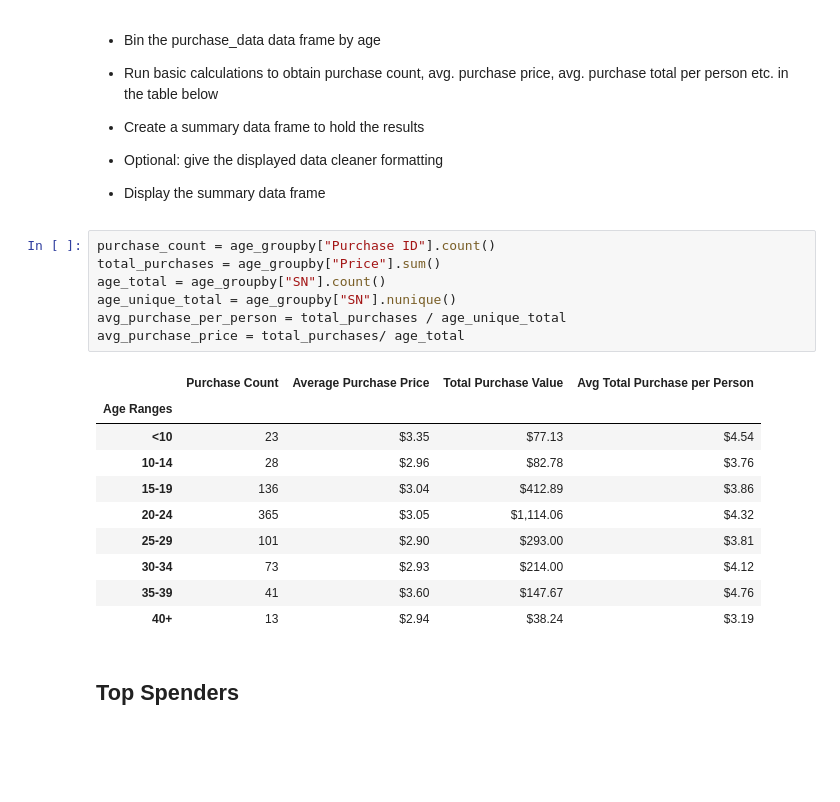
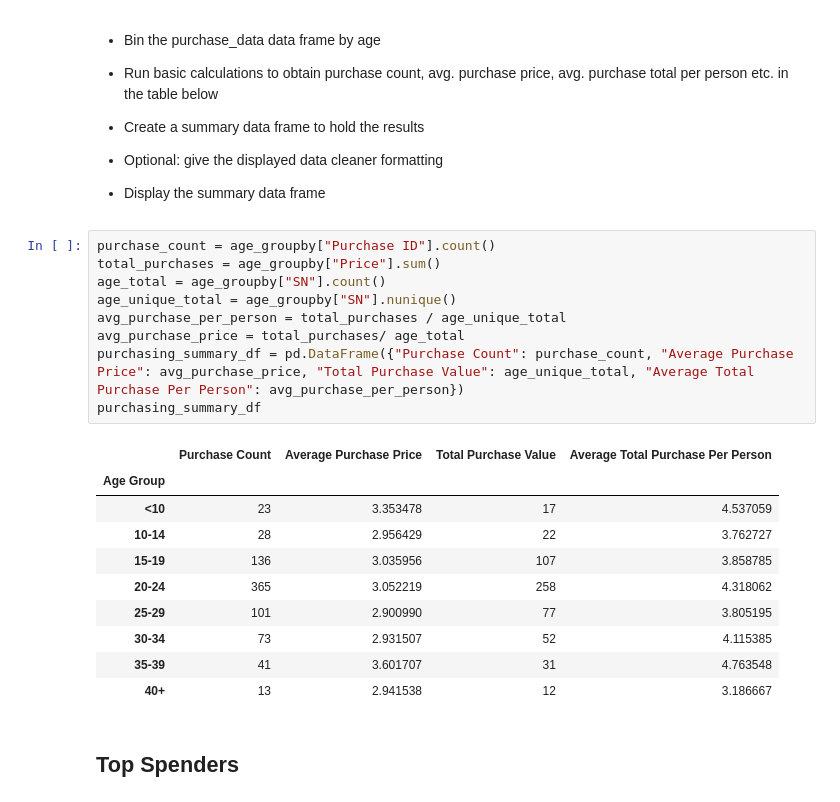
Before and after one commit to short4/UCIHomework-LCanfield, a Jupyter notebook: pandas_challenge/HeroesOfPymoli/HeroesOfPymoli_starter.ipynb, the cells around one changed output. Cells and saved outputs as stored; diff of their text form; blank space fills up the shorter version.

```diff
--- a/pandas_challenge/HeroesOfPymoli/HeroesOfPymoli_starter.ipynb
+++ b/pandas_challenge/HeroesOfPymoli/HeroesOfPymoli_starter.ipynb
@@ -204,21 +204,23 @@ age_summary_df
 # %%
 purchase_count = age_groupby["Purchase ID"].count()
 total_purchases = age_groupby["Price"].sum()
 age_total = age_groupby["SN"].count()
 age_unique_total = age_groupby["SN"].nunique()
 avg_purchase_per_person = total_purchases / age_unique_total
 avg_purchase_price = total_purchases/ age_total
+purchasing_summary_df = pd.DataFrame({"Purchase Count": purchase_count, "Average Purchase Price": avg_purchase_price, "Total Purchase Value": age_unique_total, "Average Total Purchase Per Person": avg_purchase_per_person})
+purchasing_summary_df
 # %% [output]
-|  | Purchase Count | Average Purchase Price | Total Purchase Value | Avg Total Purchase per Person |
-| Age Ranges |  |  |  |  |
-| <10 | 23 | $3.35 | $77.13 | $4.54 |
-| 10-14 | 28 | $2.96 | $82.78 | $3.76 |
-| 15-19 | 136 | $3.04 | $412.89 | $3.86 |
-| 20-24 | 365 | $3.05 | $1,114.06 | $4.32 |
-| 25-29 | 101 | $2.90 | $293.00 | $3.81 |
-| 30-34 | 73 | $2.93 | $214.00 | $4.12 |
-| 35-39 | 41 | $3.60 | $147.67 | $4.76 |
-| 40+ | 13 | $2.94 | $38.24 | $3.19 |
+|  | Purchase Count | Average Purchase Price | Total Purchase Value | Average Total Purchase Per Person |
+| Age Group |  |  |  |  |
+| <10 | 23 | 3.353478 | 17 | 4.537059 |
+| 10-14 | 28 | 2.956429 | 22 | 3.762727 |
+| 15-19 | 136 | 3.035956 | 107 | 3.858785 |
+| 20-24 | 365 | 3.052219 | 258 | 4.318062 |
+| 25-29 | 101 | 2.900990 | 77 | 3.805195 |
+| 30-34 | 73 | 2.931507 | 52 | 4.115385 |
+| 35-39 | 41 | 3.601707 | 31 | 4.763548 |
+| 40+ | 13 | 2.941538 | 12 | 3.186667 |
 # %% [markdown]
 ## Top Spenders
 # %% [markdown]
```
Also changed, not shown: parts of 4 cells of this notebook, 1 other file.
